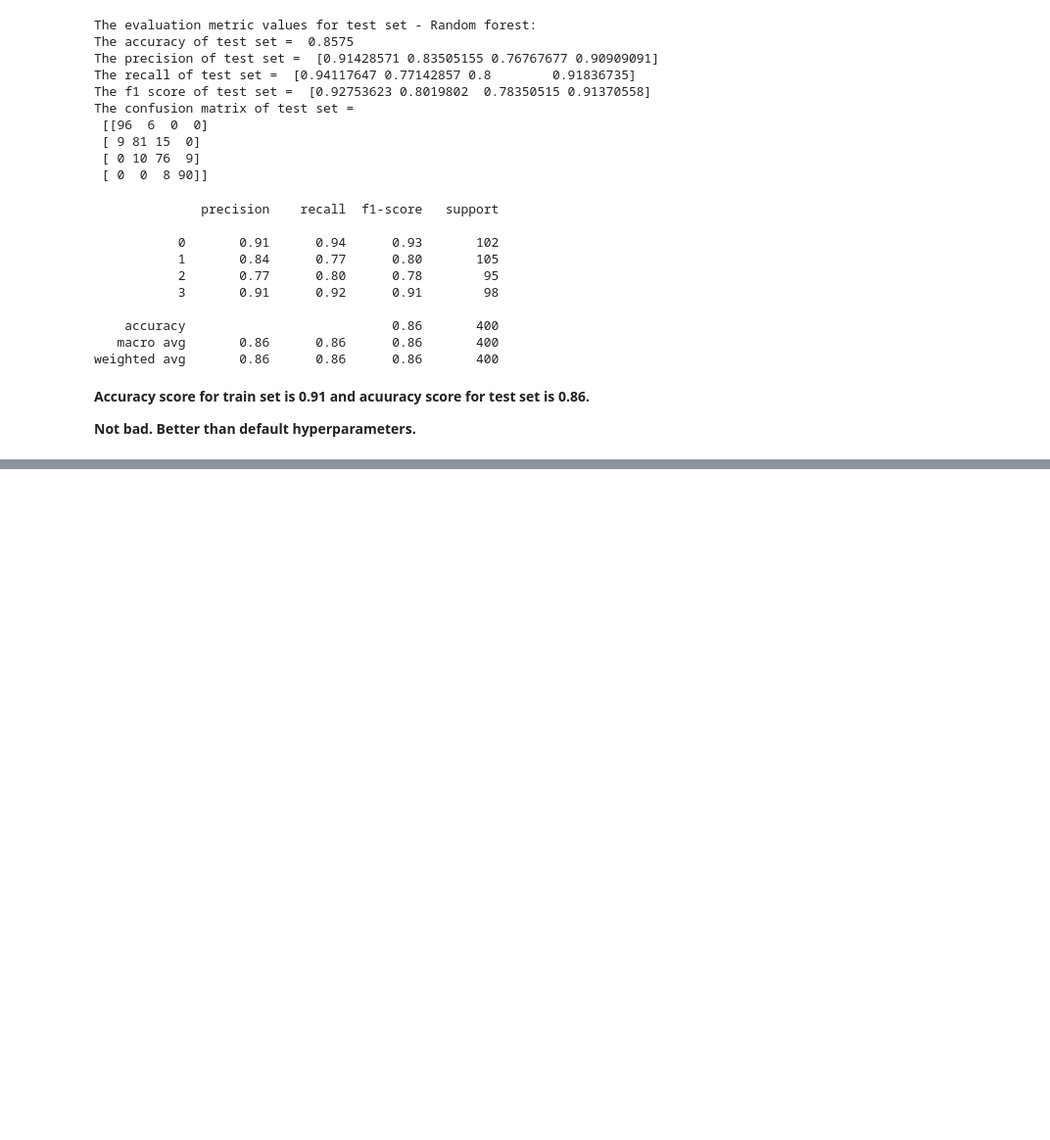
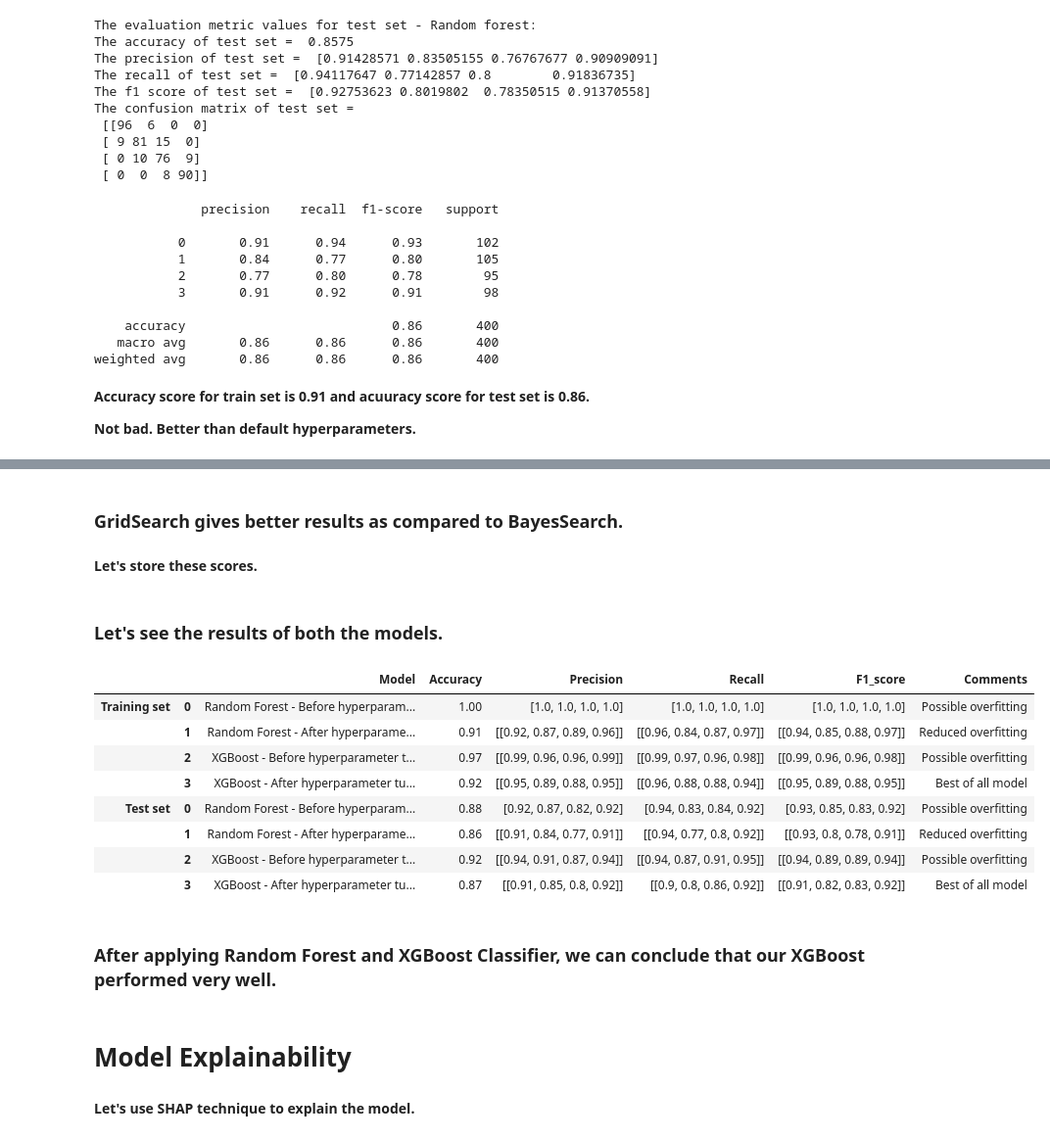
Before and after one commit to vickypandey07/Mobile-Price-Range-Prediction, a Jupyter notebook: Mobile_Price_Range_Prediction_Vikram_Pandey_Capstone_Project_3.ipynb, the cells around one changed output, grey strips where cells are left out. Shown at 98% size. Cells and saved outputs as stored; diff of their text form; code cells hidden in the pictures; blank space fills up the shorter version.

```diff
--- a/Mobile_Price_Range_Prediction_Vikram_Pandey_Capstone_Project_3.ipynb
+++ b/Mobile_Price_Range_Prediction_Vikram_Pandey_Capstone_Project_3.ipynb
@@ -785,0 +1101,5 @@ test_df=test_df.append(dict2,ignore_index=True)
+# %%
+# predicting on both train and test
+
+y_pred_train5=xgb_optimal_model2.predict(X_train)
+y_pred_test5=xgb_optimal_model2.predict(X_test)
@@ -785,0 +1166,46 @@ test_df=test_df.append(dict2,ignore_index=True)
+# %% [markdown]
+### **GridSearch gives better results as compared to BayesSearch.**
+# %% [markdown]
+**Let's store these scores.**
+# %%
+# storing metric values in train df for later comparisons
+
+dict1={'Model':'XGBoost - After hyperparameter tuning',
+       'Accuracy':round(accuracy_score(y_train,y_pred_train5),2),
+       'Precision':[list(np.around(precision_score(y_train,y_pred_train5,average=None),decimals=2))],
+       'Recall':[list(np.around(recall_score(y_train,y_pred_train5,average=None),decimals=2))],
+       'F1_score':[list(np.around(f1_score(y_train,y_pred_train5,average=None),decimals=2))],
+       'Comments':'Best of all model'}
+training_df=training_df.append(dict1,ignore_index=True)
+# %%
+# storing metric values in train df for later comparisons
+
+dict2={'Model':'XGBoost - After hyperparameter tuning',
+       'Accuracy':round(accuracy_score(y_test,y_pred_test5),2),
+       'Precision':[list(np.around(precision_score(y_test,y_pred_test5,average=None),decimals=2))],
+       'Recall':[list(np.around(recall_score(y_test,y_pred_test5,average=None),decimals=2))],
+       'F1_score':[list(np.around(f1_score(y_test,y_pred_test5,average=None),decimals=2))],
+       'Comments':'Best of all model'}
+test_df=test_df.append(dict2,ignore_index=True)
+# %% [markdown]
+### **Let's see the results of both the models.**
+# %%
+# displaying the results of evaluation metric values for all models
+result=pd.concat([training_df,test_df],keys=['Training set','Test set'])
+result
+# %% [output]
+|  |  | Model | Accuracy | Precision | Recall | F1_score | Comments |
+| Training set | 0 | Random Forest - Before hyperparam... | 1.00 | [1.0, 1.0, 1.0, 1.0] | [1.0, 1.0, 1.0, 1.0] | [1.0, 1.0, 1.0, 1.0] | Possible overfitting |
+|  | 1 | Random Forest - After hyperparame... | 0.91 | [[0.92, 0.87, 0.89, 0.96]] | [[0.96, 0.84, 0.87, 0.97]] | [[0.94, 0.85, 0.88, 0.97]] | Reduced overfitting |
+|  | 2 | XGBoost - Before hyperparameter t... | 0.97 | [[0.99, 0.96, 0.96, 0.99]] | [[0.99, 0.97, 0.96, 0.98]] | [[0.99, 0.96, 0.96, 0.98]] | Possible overfitting |
+|  | 3 | XGBoost - After hyperparameter tu... | 0.92 | [[0.95, 0.89, 0.88, 0.95]] | [[0.96, 0.88, 0.88, 0.94]] | [[0.95, 0.89, 0.88, 0.95]] | Best of all model |
+| Test set | 0 | Random Forest - Before hyperparam... | 0.88 | [0.92, 0.87, 0.82, 0.92] | [0.94, 0.83, 0.84, 0.92] | [0.93, 0.85, 0.83, 0.92] | Possible overfitting |
+|  | 1 | Random Forest - After hyperparame... | 0.86 | [[0.91, 0.84, 0.77, 0.91]] | [[0.94, 0.77, 0.8, 0.92]] | [[0.93, 0.8, 0.78, 0.91]] | Reduced overfitting |
+|  | 2 | XGBoost - Before hyperparameter t... | 0.92 | [[0.94, 0.91, 0.87, 0.94]] | [[0.94, 0.87, 0.91, 0.95]] | [[0.94, 0.89, 0.89, 0.94]] | Possible overfitting |
+|  | 3 | XGBoost - After hyperparameter tu... | 0.87 | [[0.91, 0.85, 0.8, 0.92]] | [[0.9, 0.8, 0.86, 0.92]] | [[0.91, 0.82, 0.83, 0.92]] | Best of all model |
+# %% [markdown]
+### **After applying Random Forest and XGBoost Classifier, we can conclude that our XGBoost performed very well.**
+# %% [markdown]
+# **Model Explainability**
+# %% [markdown]
+**Let's use SHAP technique to explain the model.**
```
Also changed, not shown: parts of 42 cells of this notebook.
